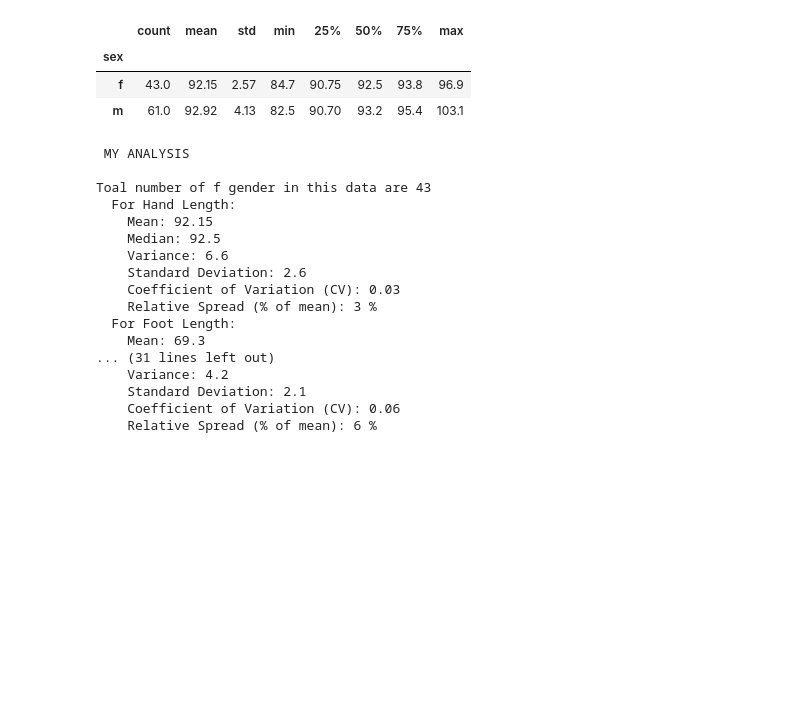
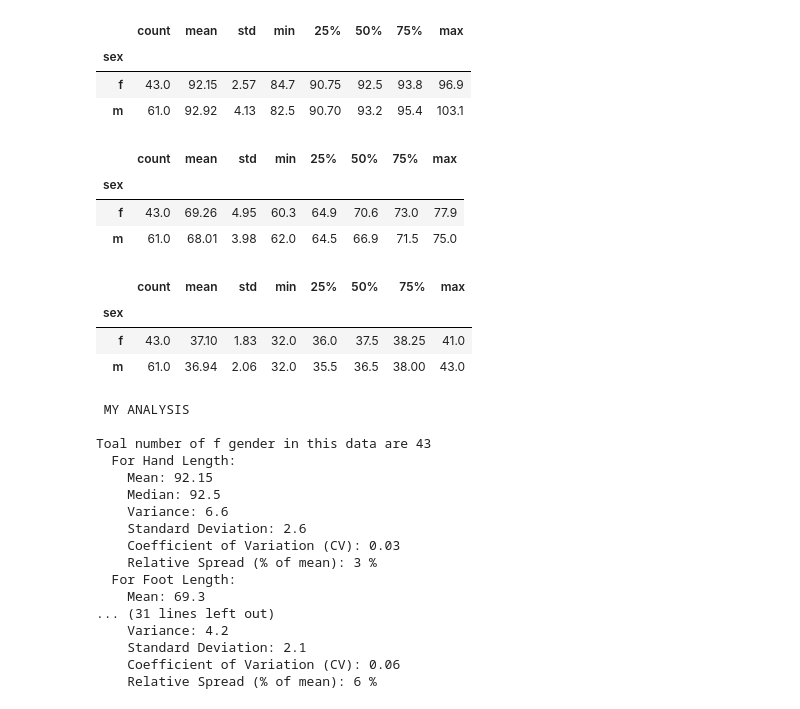
Before and after one commit to Dev-olaW/my_task, a Jupyter notebook: week_8/task18.ipynb, the cells around one changed output. Drawn from its saved outputs; the diff is of its cells as text; code cells hidden in the pictures; blank space fills up the shorter version.

```diff
--- a/week_8/task18.ipynb
+++ b/week_8/task18.ipynb
@@ -197,6 +197,20 @@ possium.groupby('sex')['hdlngth'].describe().round(2)
 | sex |  |  |  |  |  |  |  |  |
 | f | 43.0 | 92.15 | 2.57 | 84.7 | 90.75 | 92.5 | 93.8 | 96.9 |
 | m | 61.0 | 92.92 | 4.13 | 82.5 | 90.70 | 93.2 | 95.4 | 103.1 |
+# %%
+possium.groupby('sex')['footlgth'].describe().round(2)
+# %% [output]
+|  | count | mean | std | min | 25% | 50% | 75% | max |
+| sex |  |  |  |  |  |  |  |  |
+| f | 43.0 | 69.26 | 4.95 | 60.3 | 64.9 | 70.6 | 73.0 | 77.9 |
+| m | 61.0 | 68.01 | 3.98 | 62.0 | 64.5 | 66.9 | 71.5 | 75.0 |
+# %%
+possium.groupby('sex')['taill'].describe().round(2)
+# %% [output]
+|  | count | mean | std | min | 25% | 50% | 75% | max |
+| sex |  |  |  |  |  |  |  |  |
+| f | 43.0 | 37.10 | 1.83 | 32.0 | 36.0 | 37.5 | 38.25 | 41.0 |
+| m | 61.0 | 36.94 | 2.06 | 32.0 | 35.5 | 36.5 | 38.00 | 43.0 |
 # %%
 
 print("\n MY ANALYSIS")
```
